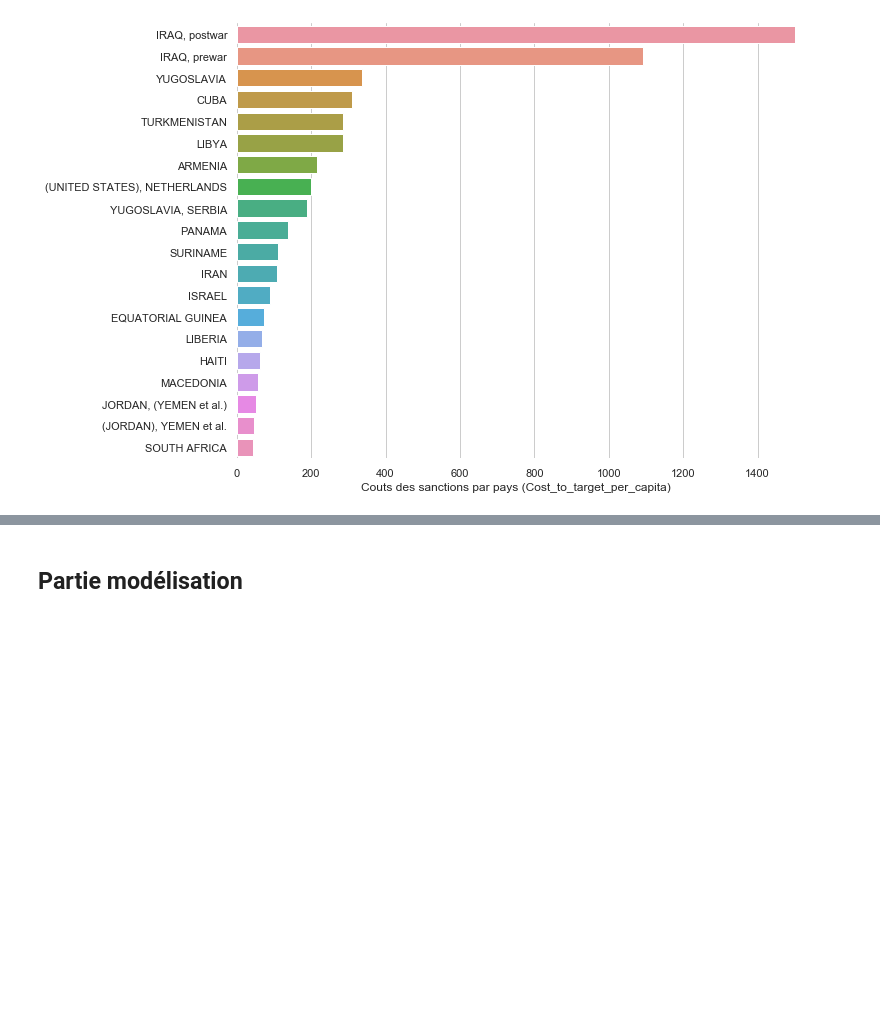
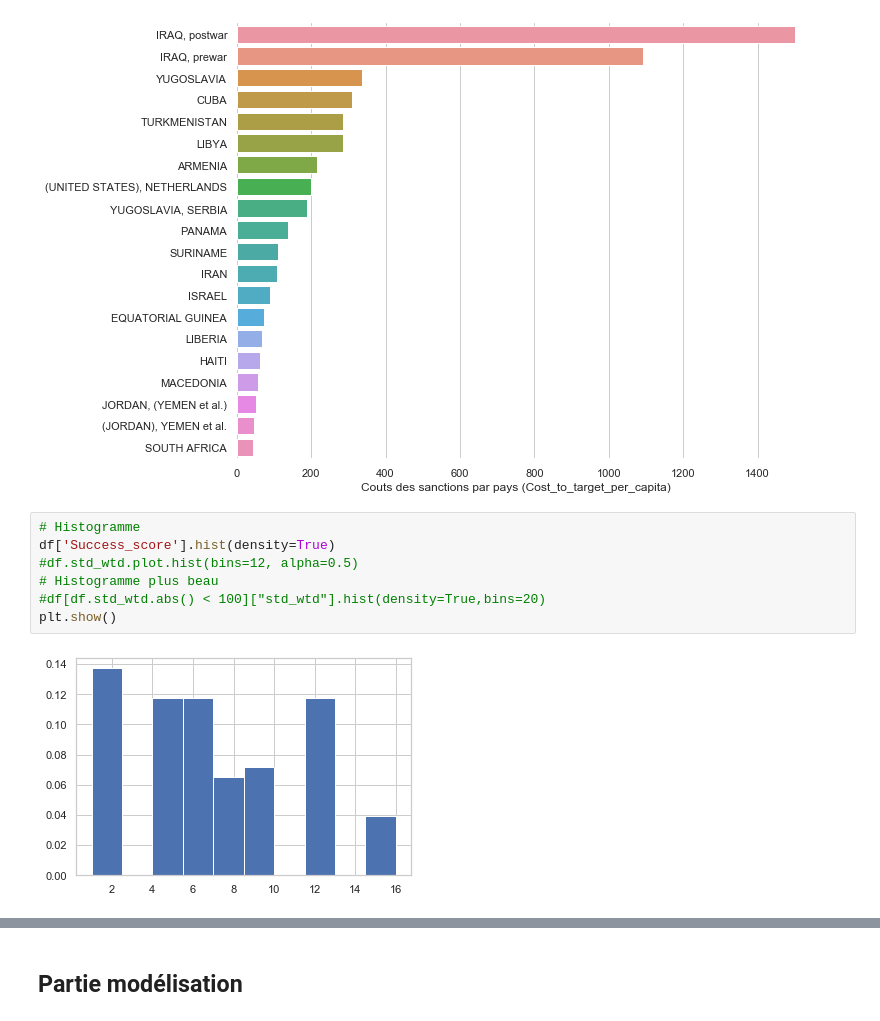
Before and after one commit to Wes2019M/eco_diplomatie, a Jupyter notebook: eco_diplomatie_main.ipynb, the cells around one changed output, grey strips where cells are left out. Cells and saved outputs as stored; diff of their text form; blank space fills up the shorter version.

```diff
--- a/eco_diplomatie_main.ipynb
+++ b/eco_diplomatie_main.ipynb
@@ -248,3 +248,12 @@ ax.set(xlim=(0, 1500), ylabel="", xlabel="Couts des sanctions par pays (Cost_to_
 sns.despine(left=True, bottom=True)
 # %% [output]
 [figure]
+# %%
+# Histogramme
+df['Success_score'].hist(density=True)
+#df.std_wtd.plot.hist(bins=12, alpha=0.5)
+# Histogramme plus beau
+#df[df.std_wtd.abs() < 100]["std_wtd"].hist(density=True,bins=20)
+plt.show()
+# %% [output]
+[figure, added]
```
Also changed, not shown: parts of 33 cells of this notebook.
